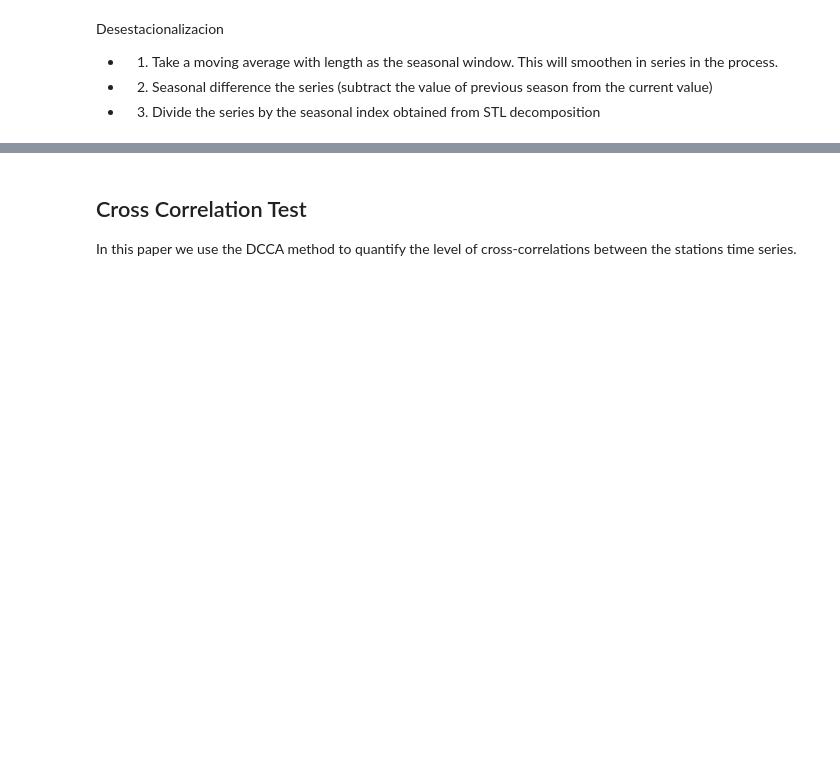
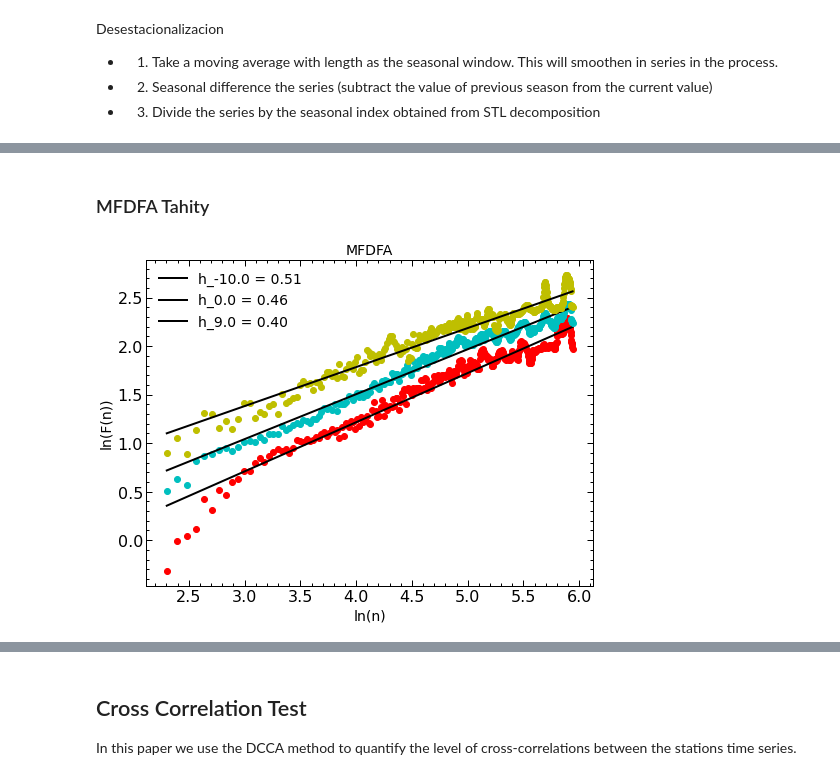
Before and after one commit to sebasjaro/MFDFAX, a Jupyter notebook: Python/El Niño - Southern Oscillation.ipynb, the cells around one changed output, grey strips where cells are left out. Drawn from its saved outputs; the diff is of its cells as text; code cells hidden in the pictures; blank space fills up the shorter version.

```diff
--- a/Python/El Niño - Southern Oscillation.ipynb
+++ b/Python/El Niño - Southern Oscillation.ipynb
@@ -378,0 +446,22 @@ plt.show()
+# %% [markdown]
+### MFDFA Tahity
+# %%
+n_tah, F_tah = mfdfa_tah.computeFlucVec(winSizes, qs, revSeg=revseg, polOrd = 1)
+list_H_tah, list_H_intercept_tah = mfdfa_tah.fitFlucVec()
+plt.plot(np.log(n_tah), np.log(F_tah[0, :]), 'ro')
+plt.plot(np.log(n_tah), list_H_intercept_tah[0]+list_H_tah[0]*np.log(n_tah), 'k-', label='h_{:.1f} = {:.2f}'.format(qs[0], list_H_tah[0]))
+half_idx = int(len(qs)/2)
+plt.plot(np.log(n_tah), np.log(F_tah[half_idx, :]), 'co')
+plt.plot(np.log(n_tah), list_H_intercept_tah[half_idx]+list_H_tah[half_idx]*np.log(n_tah),
+         'k-', label='h_{:.1f} = {:.2f}'.format(qs[half_idx], list_H_tah[half_idx]))
+plt.plot(np.log(n_tah), np.log(F_tah[-1, :]), 'yo')
+plt.plot(np.log(n_tah), list_H_intercept_tah[-1]+list_H_tah[-1]*np.log(n_tah), 'k-',
+         label='h_{:.1f} = {:.2f}'.format(qs[-1], list_H_tah[-1]))
+plt.xlabel('ln(n)', fontsize=14)
+plt.ylabel('ln(F(n))', fontsize=14)
+plt.title('MFDFA', fontsize=14)
+plt.legend(loc=0, fontsize=14)
+plt.savefig('fig_7.pdf')
+plt.show()
+# %% [output]
+[figure, added]
```
Also changed, not shown: parts of 14 cells of this notebook.
